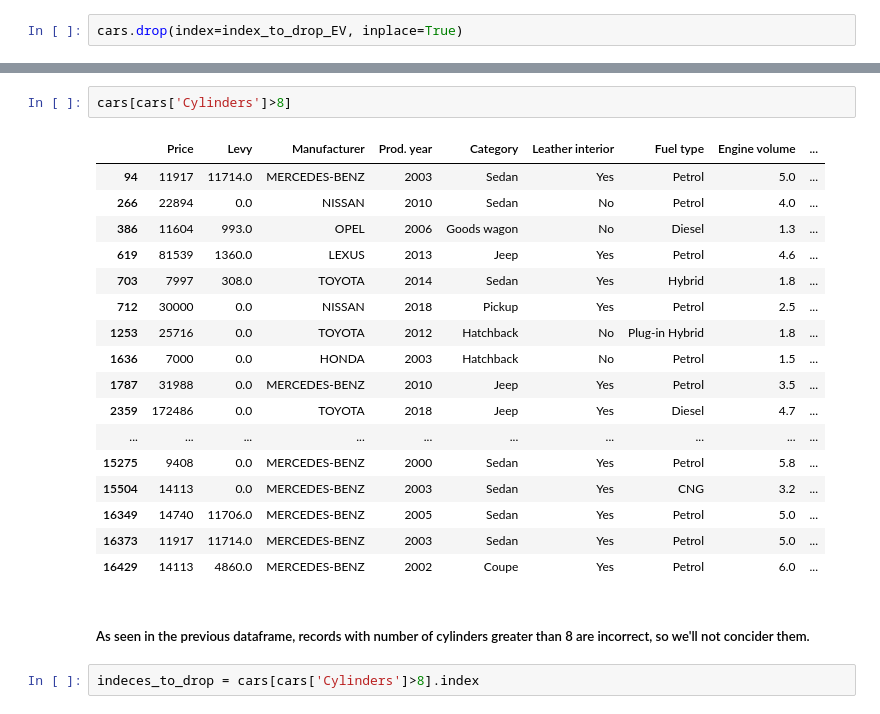
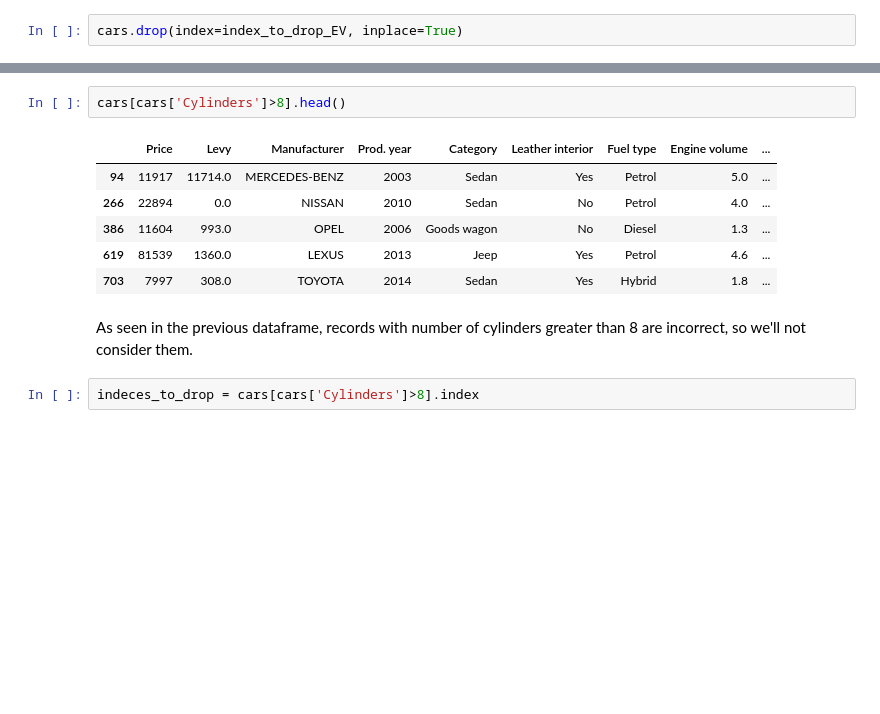
Before and after one commit to omunozsanchezdeloitte/Capstone---Group-3, a Jupyter notebook: Untitled.ipynb, the cells around one changed output, grey strips where cells are left out. Drawn from its saved outputs; the diff is of its cells as text; blank space fills up the shorter version.

```diff
--- a/Untitled.ipynb
+++ b/Untitled.ipynb
@@ -717,27 +636,16 @@ min          0.600000
 max          6.800000
 Name: Engine volume, dtype: float64
 # %%
-cars[cars['Cylinders']>8]
+cars[cars['Cylinders']>8].head()
 # %% [output]
 |  | Price | Levy | Manufacturer | Prod. year | Category | Leather interior | Fuel type | Engine volume | ... |
 | 94 | 11917 | 11714.0 | MERCEDES-BENZ | 2003 | Sedan | Yes | Petrol | 5.0 | ... |
 | 266 | 22894 | 0.0 | NISSAN | 2010 | Sedan | No | Petrol | 4.0 | ... |
 | 386 | 11604 | 993.0 | OPEL | 2006 | Goods wagon | No | Diesel | 1.3 | ... |
 | 619 | 81539 | 1360.0 | LEXUS | 2013 | Jeep | Yes | Petrol | 4.6 | ... |
 | 703 | 7997 | 308.0 | TOYOTA | 2014 | Sedan | Yes | Hybrid | 1.8 | ... |
-| 712 | 30000 | 0.0 | NISSAN | 2018 | Pickup | Yes | Petrol | 2.5 | ... |
-| 1253 | 25716 | 0.0 | TOYOTA | 2012 | Hatchback | No | Plug-in Hybrid | 1.8 | ... |
-| 1636 | 7000 | 0.0 | HONDA | 2003 | Hatchback | No | Petrol | 1.5 | ... |
-| 1787 | 31988 | 0.0 | MERCEDES-BENZ | 2010 | Jeep | Yes | Petrol | 3.5 | ... |
-| 2359 | 172486 | 0.0 | TOYOTA | 2018 | Jeep | Yes | Diesel | 4.7 | ... |
-| ... | ... | ... | ... | ... | ... | ... | ... | ... | ... |
-| 15275 | 9408 | 0.0 | MERCEDES-BENZ | 2000 | Sedan | Yes | Petrol | 5.8 | ... |
-| 15504 | 14113 | 0.0 | MERCEDES-BENZ | 2003 | Sedan | Yes | CNG | 3.2 | ... |
-| 16349 | 14740 | 11706.0 | MERCEDES-BENZ | 2005 | Sedan | Yes | Petrol | 5.0 | ... |
-| 16373 | 11917 | 11714.0 | MERCEDES-BENZ | 2003 | Sedan | Yes | Petrol | 5.0 | ... |
-| 16429 | 14113 | 4860.0 | MERCEDES-BENZ | 2002 | Coupe | Yes | Petrol | 6.0 | ... |
 # %% [markdown]
-##### As seen in the previous dataframe, records with number of cylinders greater than 8 are incorrect, so we'll not concider them.
+As seen in the previous dataframe, records with number of cylinders greater than 8 are incorrect, so we'll not consider them.
 # %%
 indeces_to_drop = cars[cars['Cylinders']>8].index
 # %%
```
Also changed, not shown: parts of 43 cells of this notebook.
